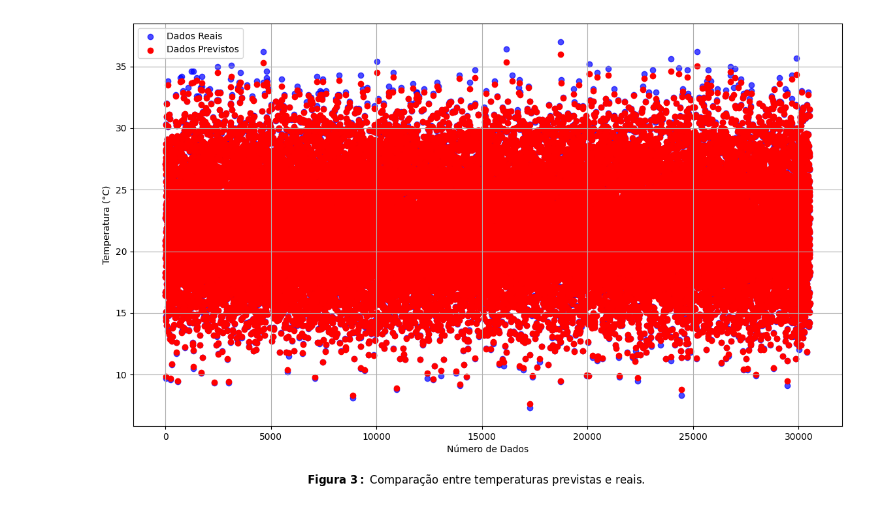
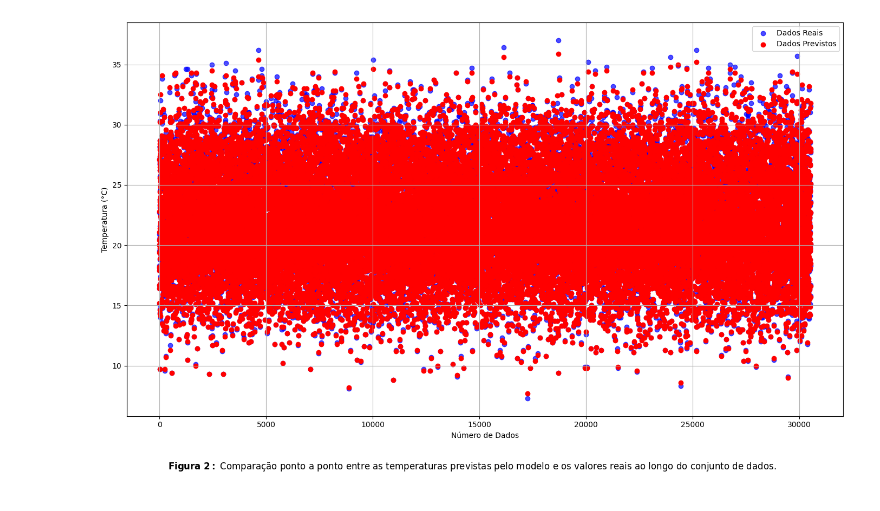
Before and after one commit to ernanimansur/rede-neural-previsao-temperatura, a Jupyter notebook: main.ipynb, the cells around one changed output. Cells and saved outputs as stored; diff of their text form; code cells hidden in the pictures.

```diff
--- a/main.ipynb
+++ b/main.ipynb
@@ -95,11 +102,6 @@ plt.show()
 # %%
 # Prepara os dados para o treinamento
-
-# Remove colunas do treinamento
-del_data = ['Pressão Atmosférica MAX Hora Ant.', 'Pressão Atmosférica MIN Hora Ant.', 'Temperatura MAX Hora Ant.', 'Temperatura MIN Hora Ant.',
-            'Temperatura Orvalho MAX Hora Ant.', 'Temperatura Orvalho MIN Hora Ant.', 'Umidade MAX Hora Ant.', 'Umidade MIN Hora Ant.',]
-
-X = data.drop(columns=del_data, axis=1).values
+X = data.drop(columns='Temperatura ar').values
 y = data['Temperatura ar'].values
 
 # Dividir os dados em treinamento e teste
@@ -110,6 +112,10 @@ scaler = StandardScaler()
 X_train = scaler.fit_transform(X_train)
 X_test = scaler.transform(X_test)
 
+# Adiciona dimensão extra para Conv1D (canal único)
+X_train = X_train[..., np.newaxis]  # ou: X_train = X_train.reshape(-1, X_train.shape[1], 1)
+X_test = X_test[..., np.newaxis]
+
 # Verificar o shape dos dados divididos
 print("Shape de X_train:", X_train.shape)
 print("Shape de X_test:", X_test.shape)
@@ -123,11 +129,10 @@ Shape de y_test: (30533,)
 # %%
 # Rede Neural
 model = Sequential([
-  InputLayer(shape=(X_train.shape[1], 1)),
-  Conv1D(filters=32, kernel_size=3, activation='tanh', kernel_regularizer=l2(0.01)),
-  MaxPooling1D(pool_size=2),
+  InputLayer( shape = (X_train.shape[1], X_train.shape[2]) ),
+  Conv1D(filters=16, kernel_size=13, activation='tanh'),
   Flatten(),
-  Dense(16, activation='tanh', kernel_regularizer=l2(0.01)),
+  Dense(8, activation='tanh'),
   Dense(1)
 ])
 
@@ -138,10 +143,10 @@ early_stopping = EarlyStopping(monitor='val_loss', patience=5, restore_best_weig
 history = model.fit(X_train, y_train, epochs=500, batch_size=128, validation_split=0.2, callbacks=[early_stopping], verbose=0)
 
 # Salva o modelo treinado e historico (MAE e RMSE)
-# model.save('model_history/best_model.keras')
+model.save('model_history/best_model.keras')
 
-# with open("model_history/history_best_model.pkl", "wb") as file:
-#   pickle.dump(history.history, file)
+with open("model_history/history_best_model.pkl", "wb") as file:
+  pickle.dump(history.history, file)
 # %%
 # Plotar a perda
 fig_loss, axs_loss = plt.subplots(nrows=1, ncols=2, figsize=(15, 5))
@@ -209,0 +203,14 @@ R square (R²): 0.9998605730975474
+# %%
+# Avaliar o modelo
+y_pred = model.predict(X_test, verbose=0)
+# Dados do INMET estão com 1 casa decimal por isso o arredondamento
+y_pred = np.round(y_pred, 1)
+
+# Métricas com sklearn
+mae = mean_absolute_error(y_test, y_pred)
+rmse = np.sqrt(mean_squared_error(y_test, y_pred))
+r2 = r2_score(y_test, y_pred)
+
+print(f"MAE: {mae}")
+print(f"RMSE: {rmse}")
+print(f"R²: {r2}")
@@ -210,17 +253,17 @@ R square (R²): 0.9998605730975474
 # %%
 # Plota as temperaturas reais e previstas
 index = np.arange(len(y_pred))
 
 # Plotar os dados reais e previstos no mesmo gráfico
 plt.figure(figsize=(14, 8))
 plt.scatter(index, y_test, color='blue', label='Dados Reais', alpha=0.7)
 plt.scatter(index, y_pred, color='red', label='Dados Previstos')
 plt.xlabel('Número de Dados')
 plt.ylabel('Temperatura (°C)')
 plt.legend()
 plt.grid(True)
-plt.gcf().text(0.5, 0, r'$\bf{Figura\ 3:}$ Comparação entre temperaturas previstas e reais.', ha='center', fontsize=12)
-
+plt.gcf().text(0.5, -0.05, r'$\bf{Figura\ 2:}$ Comparação ponto a ponto entre as temperaturas previstas pelo modelo e os valores reais ao longo do conjunto de dados.', ha='center', fontsize=12)
+plt.tight_layout()
 plt.show()
 # %% [output]
-[figure, old version]
+[figure, new version]
```
Also changed, not shown: parts of 12 cells of this notebook, 4 other files.
